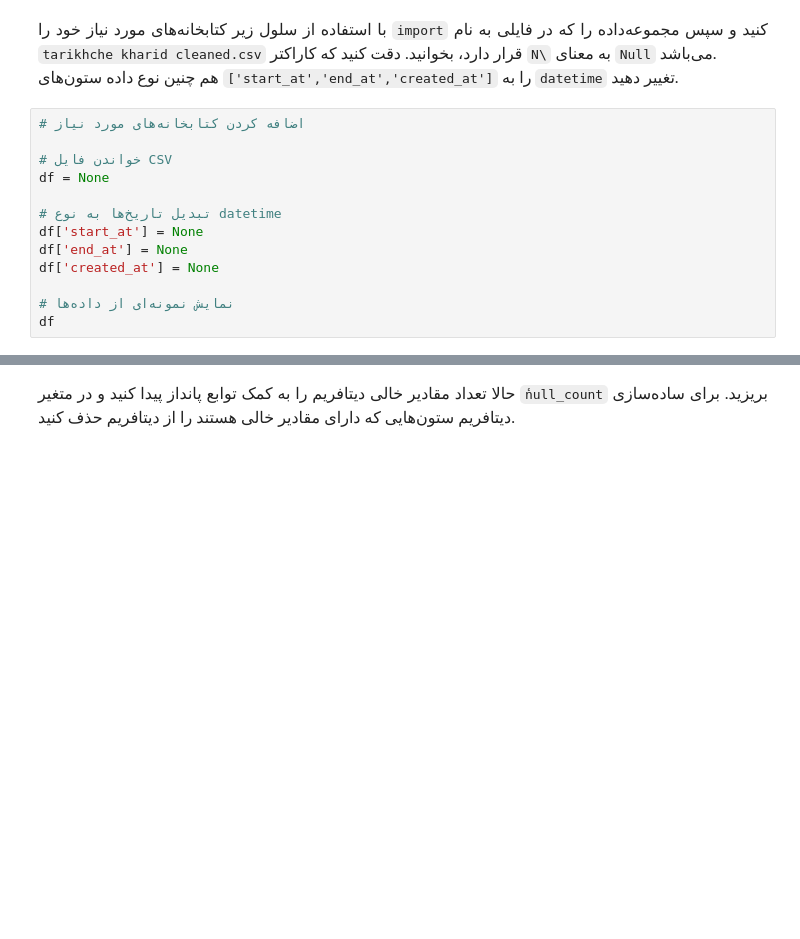
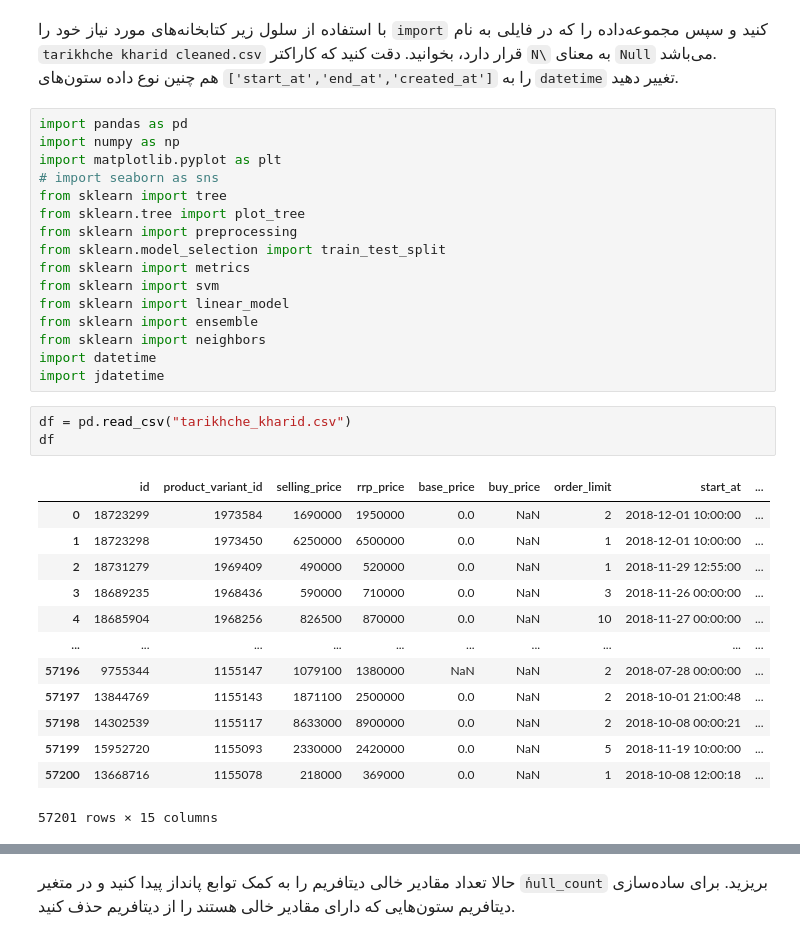
Before and after one commit to rositabouyer-alt/Online-Store-Discounts, a Jupyter notebook: Online Store Discounts.ipynb, the cells around one changed output, grey strips where cells are left out. Saved outputs shown, nothing was run; the diff lists cells and outputs as text; blank space fills up the shorter version.

```diff
--- a/Online Store Discounts.ipynb
+++ b/Online Store Discounts.ipynb
@@ -55,15 +55,35 @@
 </font>
 </p>
 # %%
-# اضافه کردن کتابخانه‌های مورد نیاز
-
-# خواندن فایل CSV
-df = None
-
-# تبدیل تاریخ‌ها به نوع datetime
-df['start_at'] = None
-df['end_at'] = None
-df['created_at'] = None
-
-# نمایش نمونه‌ای از داده‌ها
-df
+import pandas as pd
+import numpy as np
+import matplotlib.pyplot as plt
+# import seaborn as sns
+from sklearn import tree
+from sklearn.tree import plot_tree
+from sklearn import preprocessing
+from sklearn.model_selection import train_test_split
+from sklearn import metrics
+from sklearn import svm
+from sklearn import linear_model
+from sklearn import ensemble
+from sklearn import neighbors
+import datetime
+import jdatetime
+# %%
+df = pd.read_csv("tarikhche_kharid.csv")
+df
+# %% [output]
+|  | id | product_variant_id | selling_price | rrp_price | base_price | buy_price | order_limit | start_at | ... |
+| 0 | 18723299 | 1973584 | 1690000 | 1950000 | 0.0 | NaN | 2 | 2018-12-01 10:00:00 | ... |
+| 1 | 18723298 | 1973450 | 6250000 | 6500000 | 0.0 | NaN | 1 | 2018-12-01 10:00:00 | ... |
+| 2 | 18731279 | 1969409 | 490000 | 520000 | 0.0 | NaN | 1 | 2018-11-29 12:55:00 | ... |
+| 3 | 18689235 | 1968436 | 590000 | 710000 | 0.0 | NaN | 3 | 2018-11-26 00:00:00 | ... |
+| 4 | 18685904 | 1968256 | 826500 | 870000 | 0.0 | NaN | 10 | 2018-11-27 00:00:00 | ... |
+| ... | ... | ... | ... | ... | ... | ... | ... | ... | ... |
+| 57196 | 9755344 | 1155147 | 1079100 | 1380000 | NaN | NaN | 2 | 2018-07-28 00:00:00 | ... |
+| 57197 | 13844769 | 1155143 | 1871100 | 2500000 | 0.0 | NaN | 2 | 2018-10-01 21:00:48 | ... |
+| 57198 | 14302539 | 1155117 | 8633000 | 8900000 | 0.0 | NaN | 2 | 2018-10-08 00:00:21 | ... |
+| 57199 | 15952720 | 1155093 | 2330000 | 2420000 | 0.0 | NaN | 5 | 2018-11-19 10:00:00 | ... |
+| 57200 | 13668716 | 1155078 | 218000 | 369000 | 0.0 | NaN | 1 | 2018-10-08 12:00:18 | ... |
+57201 rows × 15 columns
```
Also changed, not shown: parts of 24 cells of this notebook, 7 other files.
